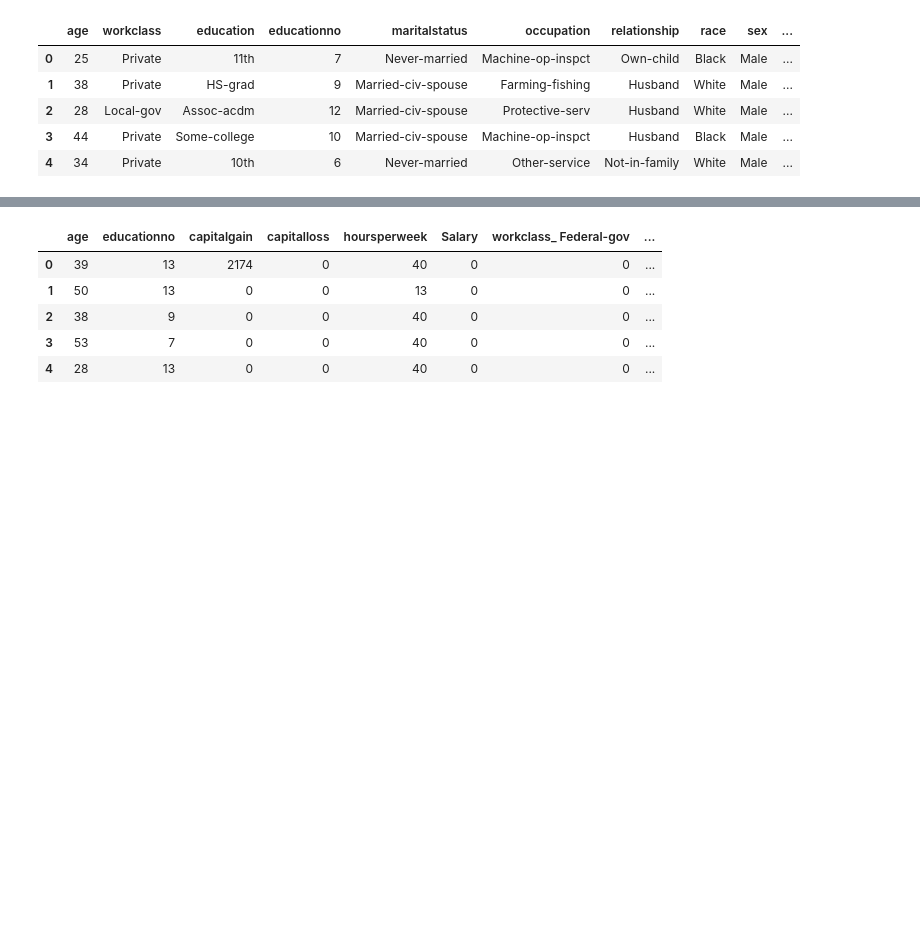
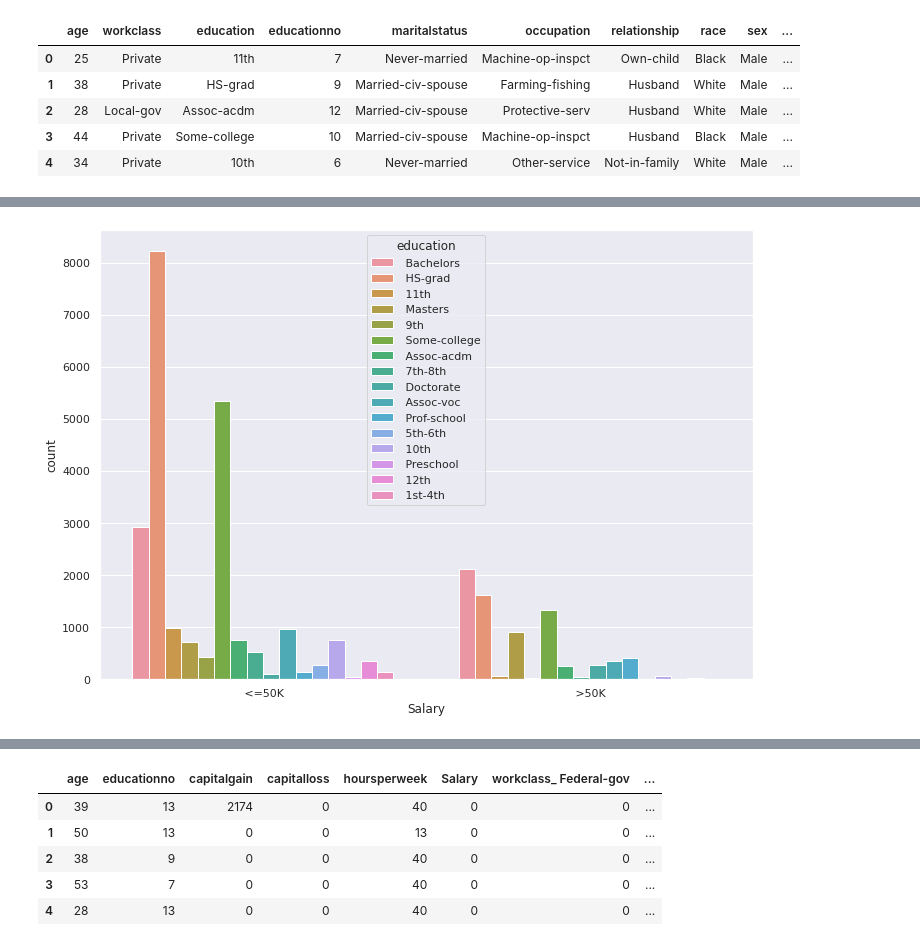
Before and after one commit to RiteshopShrivastava/Support_Vector_Machine, a Jupyter notebook: Assignment_SVM_SalaryData.ipynb, the cells around one changed output, grey strips where cells are left out. Drawn from its saved outputs; the diff is of its cells as text; code cells hidden in the pictures; blank space fills up the shorter version.

```diff
--- a/Assignment_SVM_SalaryData.ipynb
+++ b/Assignment_SVM_SalaryData.ipynb
@@ -79,0 +106,5 @@ memory usage: 3.2+ MB
+# %%
+sns.set(rc={'figure.figsize':(11.7,8.27)}) #set figure size
+sns.countplot(x=SalaryDf_Train['Salary'], hue=SalaryDf_Train['education']);
+# %% [output]
+[figure, added]
```
Also changed, not shown: parts of 8 cells of this notebook.
